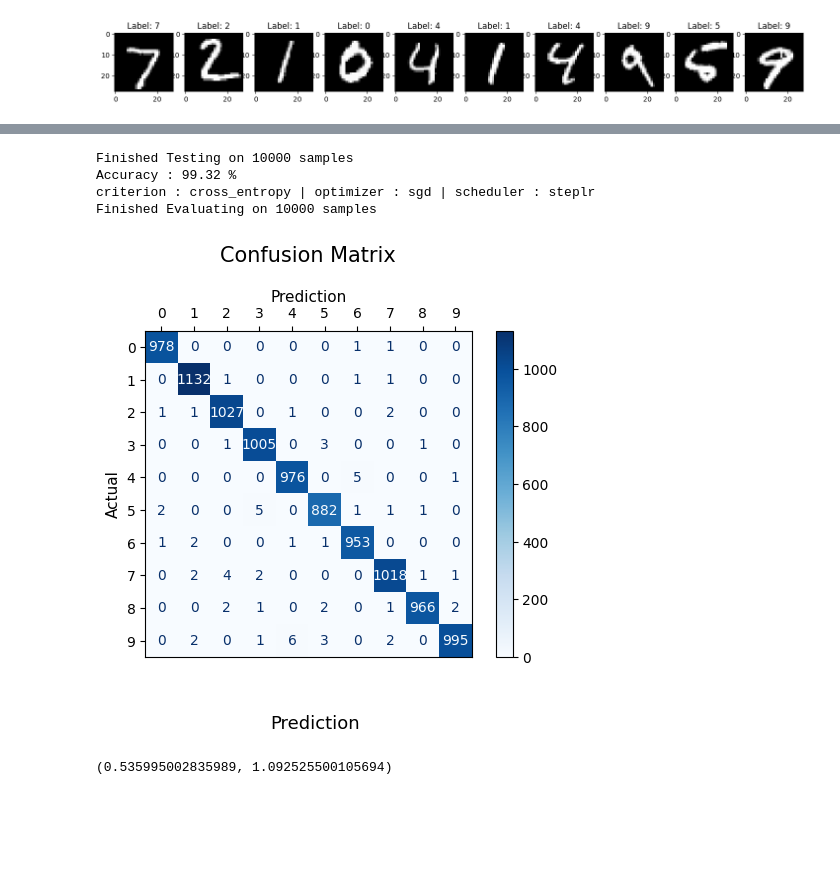
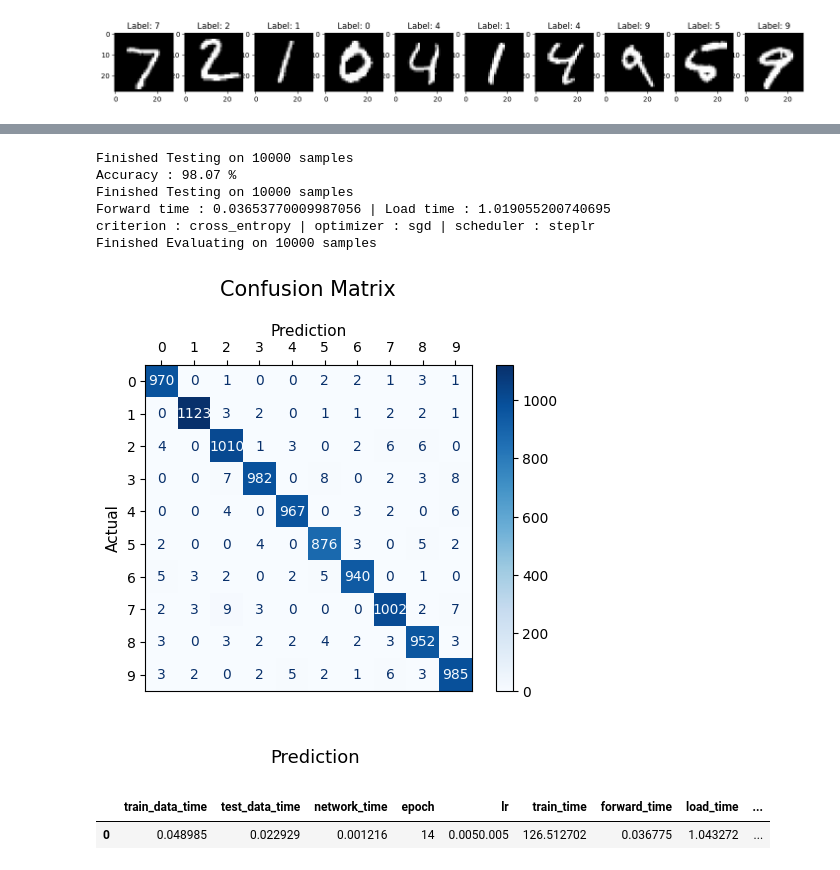
Before and after one commit to big-gic/CNN_Hekzam, a Jupyter notebook: API.ipynb, the cells around one changed output, grey strips where cells are left out. Drawn from its saved outputs; the diff is of its cells as text; code cells hidden in the pictures; blank space fills up the shorter version.

```diff
--- a/API.ipynb
+++ b/API.ipynb
@@ -239,6 +241,7 @@ class Executer:
         # recharger le meilleur modèle
         self.net.load_state_dict(torch.load("best_model.pt"))
         print(f"Finished Training on {total} samples")
+        return epoch, optimizer.param_groups[0]['lr']
 
 
     def evaluate(self):
@@ -324,6 +327,8 @@ class Executer:
 
     def display(self):
         print(f"Accuracy : {self.accuracy} %")
+        forward_time, load_time = self.evaluate_time()
+        print(f"Forward time : {forward_time} | Load time : {load_time}")
         _,_,y_true, y_pred = self.evaluate()
         if "confusion_matrix" in self.conf["display"]:
             self.plot_matrix(y_true, y_pred)
@@ -418,11 +444,15 @@ class Experiment:
 device = torch.device('cpu')  # Force l'utilisation du CPU
 # %%
 conf = {
-    # device configuration
+
+    # device configuration (CPU)
     "device": device,
 
     # seed configuration (for data shuffle and weights initialisation)
     "seed": 42,
+
+    # csv configuration
+    "csv_name": "128-10",
 
     # data configuration
     "dataset": "mnist",
@@ -430,16 +460,10 @@ conf = {
     "data_transforms": [],
 
     # net configuration
+    "net_name": "128-10",
     "layers": [
-        {"type": "conv2d", "input_channels": 1, "output_channels": 32, "kernel_size": 3},
-        {"type": "bn2d", "input_channels": 32, "activation": "relu"},
-        {"type": "max_pool2d", "kernel_size": 2},
-        {"type": "conv2d", "input_channels": 32, "output_channels": 64, "kernel_size": 3},
-        {"type": "bn2d", "input_channels": 64, "activation": "relu"},
-        {"type": "max_pool2d", "kernel_size": 2},
-        {"type": "fc", "input_channels": 64*5*5, "output_channels": 1280, "activation": "relu"},
-        {"type": "dropout", "p": 0.5},
-        {"type": "fc", "input_channels": 1280, "output_channels": 10, "activation": "softmax"}
+        {"type": "fc", "input_channels": 28*28, "output_channels": 128, "activation": "relu"},
+        {"type": "fc", "input_channels": 128, "output_channels": 10}
     ],
 
     # train configuration
@@ -471,7 +495,10 @@ experiment.display_test_data()
 # %% [output]
 [figure]
 # %%
-network_time = experiment.build_network_time()
+exists = False
+experiment.build_network_time()
+if exists:
+    experiment.load_net()
 experiment.display_network()
 # %% [output]
 Net(
@@ -486,6 +508,7 @@ Net(
   )
 )
 # %%
-experiment.train()
+if not(exists) :
+    experiment.train_time()
 # %% [output]
 criterion : cross_entropy | optimizer : sgd | scheduler : steplr
@@ -493,13 +531,11 @@ RuntimeError: shape '[-1, 3136]' is invalid for input of size 51200
 # %%
-test_time = experiment.test_time()
+experiment.test_time()
 experiment.display_test()
 # %% [output]
 Finished Testing on 10000 samples
-Accuracy : 99.32 %
+Accuracy : 98.07 %
+Finished Testing on 10000 samples
+Forward time : 0.03653770009987056 | Load time : 1.019055200740695
 criterion : cross_entropy | optimizer : sgd | scheduler : steplr
 Finished Evaluating on 10000 samples
-[figure, old version]
+[figure, new version]
-# %%
-test_time
-# %% [output]
-(0.535995002835989, 1.092525500105694)
@@ -505,0 +544,5 @@ test_time
+# %%
+experiment.save_results()
+# %% [output]
+|  | train_data_time | test_data_time | network_time | epoch | lr | train_time | forward_time | load_time | ... |
+| 0 | 0.048985 | 0.022929 | 0.001216 | 14 | 0.0050.005 | 126.512702 | 0.036775 | 1.043272 | ... |
```
Also changed, not shown: parts of 10 cells of this notebook, 40 other files.
